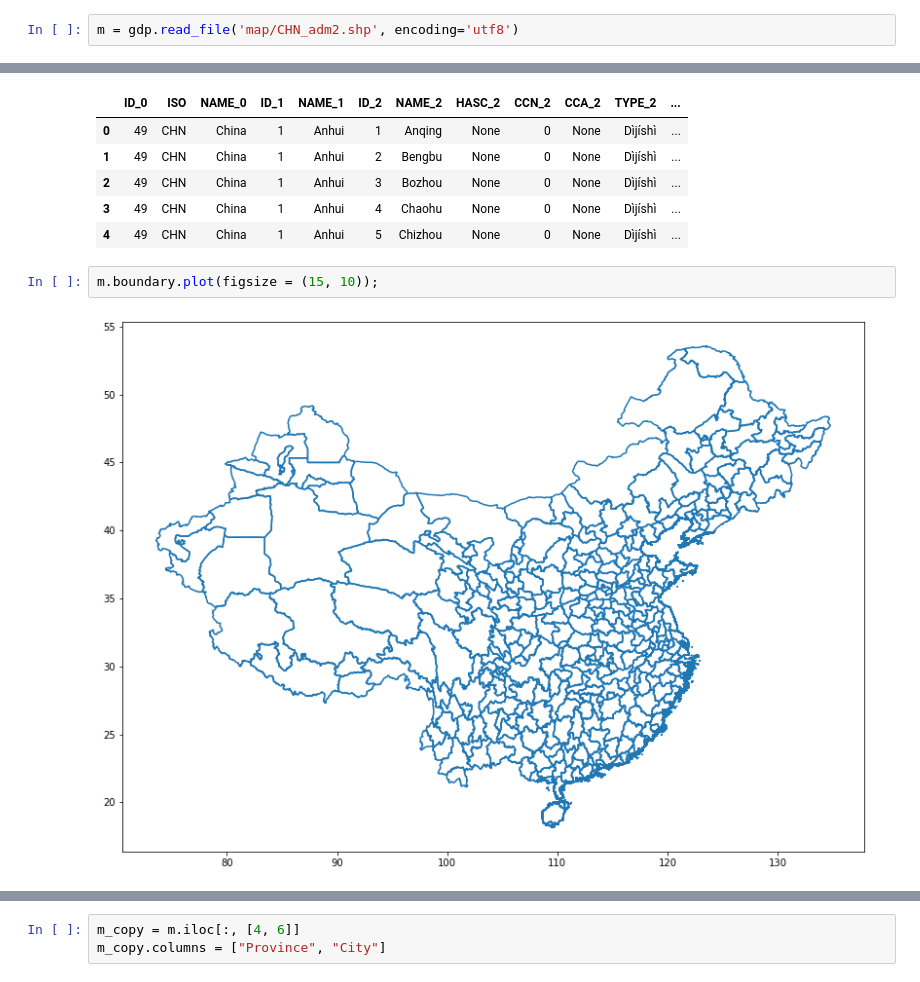
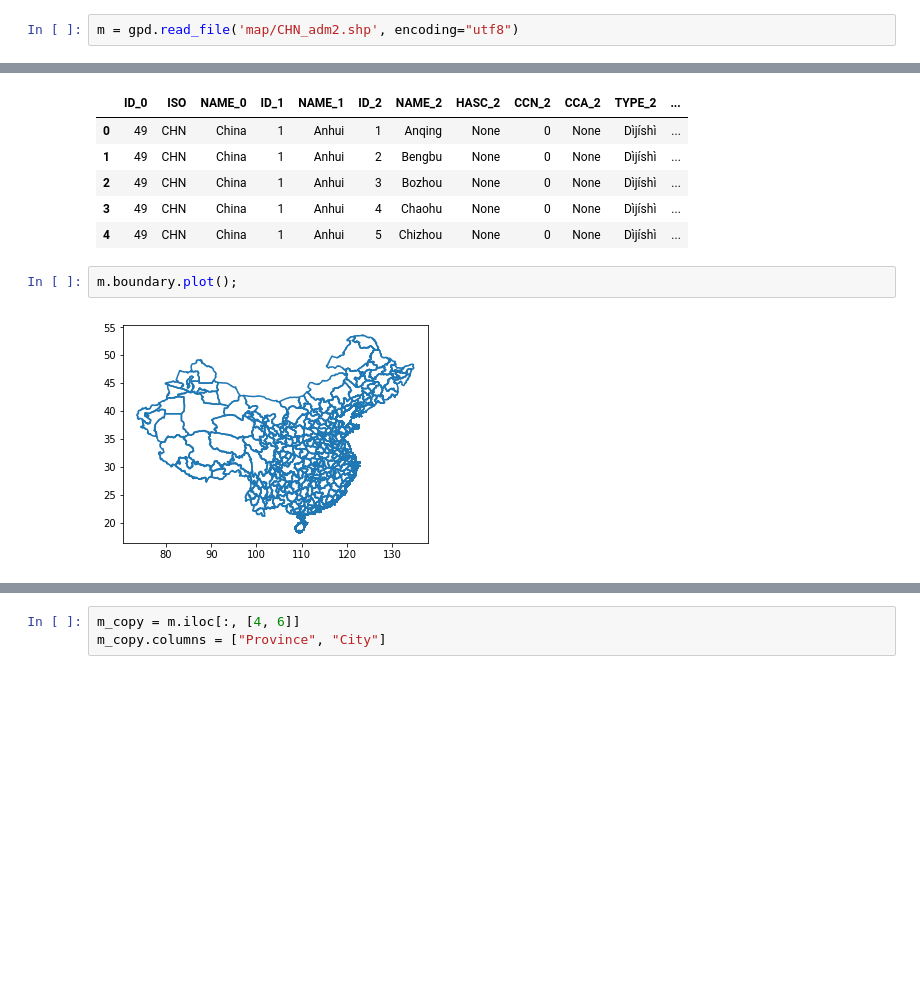
Before and after one commit to cs-ssa-w21/final-project-rooibos, a Jupyter notebook: visualization.ipynb, the cells around one changed output, grey strips where cells are left out. Saved outputs shown, nothing was run; the diff lists cells and outputs as text; blank space fills up the shorter version.

```diff
--- a/visualization.ipynb
+++ b/visualization.ipynb
@@ -28,7 +29,7 @@ case[case.Province.apply(lambda x: len(x) < 5)]
 # %% [output]
 |  | Count | Location | City | Province |
 # %%
-m = gdp.read_file('map/CHN_adm2.shp', encoding='utf8')
+m = gpd.read_file('map/CHN_adm2.shp', encoding="utf8")
 # %%
 m.head()
 # %% [output]
@@ -39,9 +40,9 @@ m.head()
 | 3 | 49 | CHN | China | 1 | Anhui | 4 | Chaohu | None | 0 | None | Dìjíshì | ... |
 | 4 | 49 | CHN | China | 1 | Anhui | 5 | Chizhou | None | 0 | None | Dìjíshì | ... |
 # %%
-m.boundary.plot(figsize = (15, 10));
+m.boundary.plot();
 # %% [output]
-[figure, old version]
+[figure, new version]
 # %%
 merged_df = pd.merge(m, case, left_on = "NAME_2", right_on = "City", how = "outer")
 merged_df.plot(column = "Count",
```
Also changed, not shown: parts of 17 cells of this notebook.
